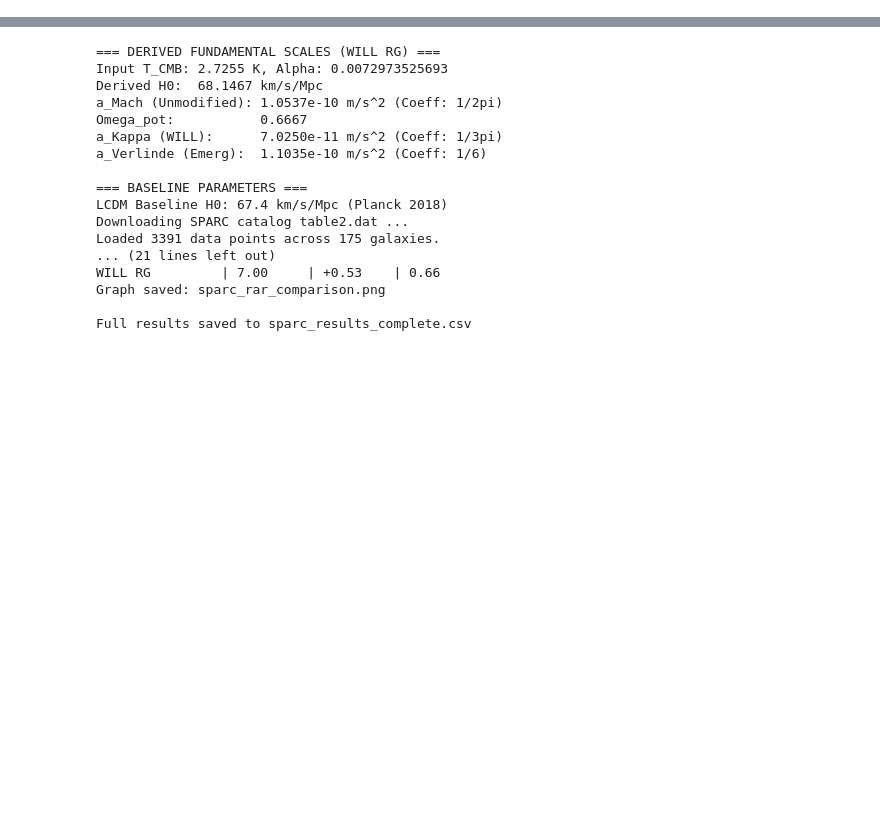
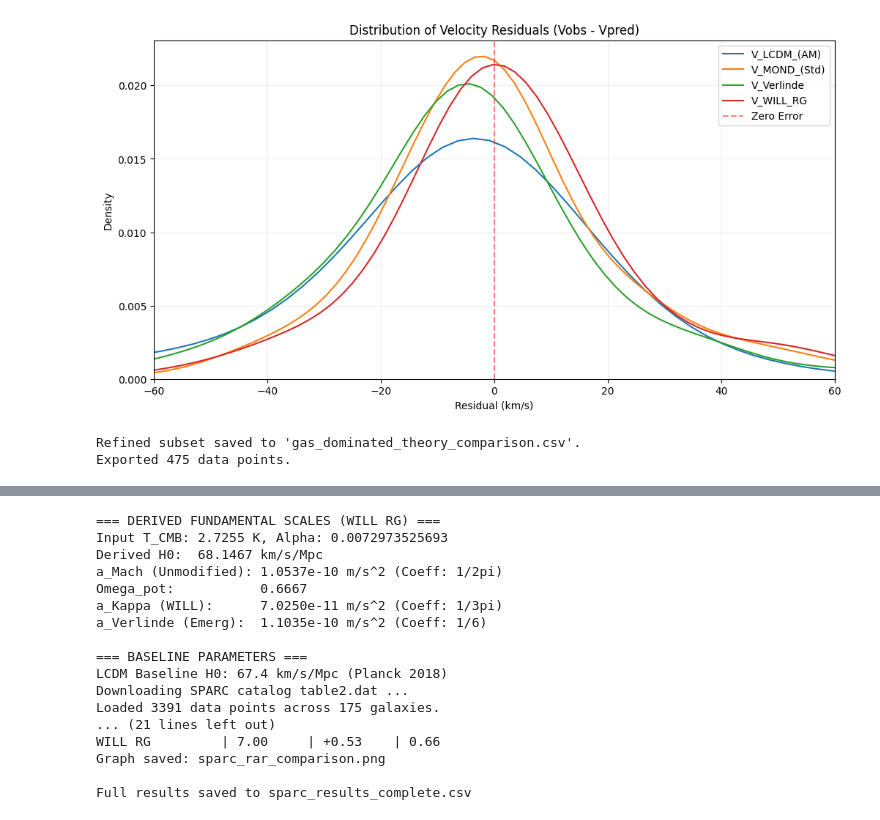
Before and after one commit to AntonRize/WILL, a Jupyter notebook: Colab_Notebooks/Galactic_Rotation_Protocol_Independent_SPARC.ipynb, the cells around one changed output, grey strips where cells are left out. Cells and saved outputs as stored; diff of their text form; code cells hidden in the pictures; blank space fills up the shorter version.

```diff
--- a/Colab_Notebooks/Galactic_Rotation_Protocol_Independent_SPARC.ipynb
+++ b/Colab_Notebooks/Galactic_Rotation_Protocol_Independent_SPARC.ipynb
@@ -0,0 +554,33 @@
+# %%
+import seaborn as sns
+
+plt.figure(figsize=(12, 6))
+
+# Calculate and plot residuals for each physics-based model
+for col in ['V_LCDM_(AM)', 'V_MOND_(Std)', 'V_Verlinde', 'V_WILL_RG']:
+    residuals = df_results['Vobs'] - df_results[col]
+    sns.kdeplot(residuals, label=col, bw_adjust=1.5)
+
+plt.axvline(0, color='red', linestyle='--', alpha=0.5, label='Zero Error')
+plt.title('Distribution of Velocity Residuals (Vobs - Vpred)')
+plt.xlabel('Residual (km/s)')
+plt.ylabel('Density')
+plt.xlim(-60, 60)
+plt.legend()
+plt.grid(True, alpha=0.2)
+plt.show()
+# %% [output]
+[figure, added]
+# %%
+# Example: Exporting a refined subset for external research
+# We keep only relevant columns and filter for gas-dominated galaxies
+refined_export = df_gas[['Name', 'Rad', 'Vobs', 'V_MOND_(Std)', 'V_WILL_RG', 'GasFrac']]
+
+# Save to a new CSV
+refined_export.to_csv('gas_dominated_theory_comparison.csv', index=False)
+
+print("Refined subset saved to 'gas_dominated_theory_comparison.csv'.")
+print(f"Exported {len(refined_export)} data points.")
+# %% [output]
+Refined subset saved to 'gas_dominated_theory_comparison.csv'.
+Exported 475 data points.
```
Also changed, not shown: parts of 14 cells of this notebook.
